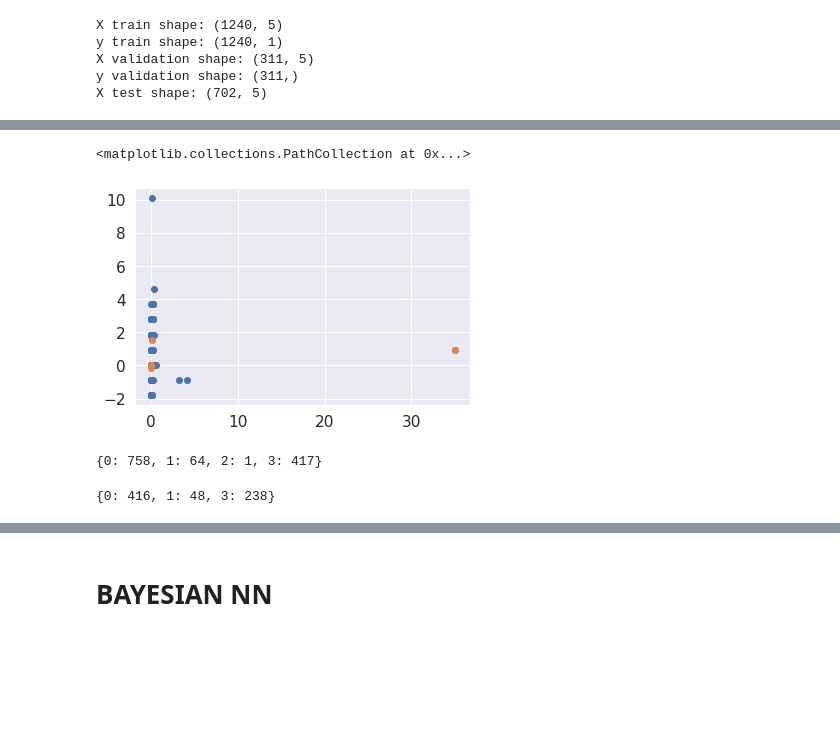
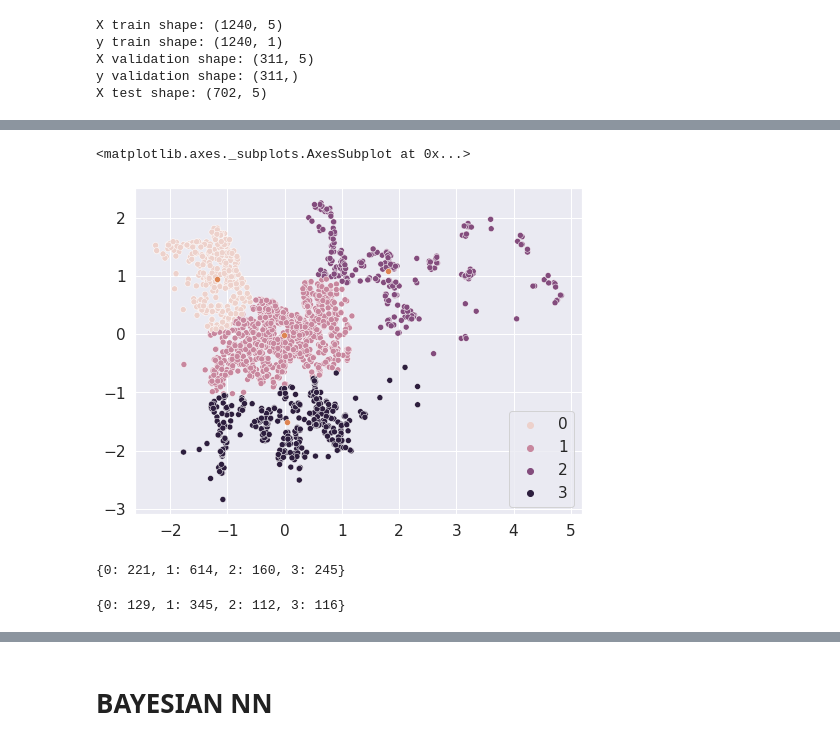
Before and after one commit to davidnol/ET5003_SEM1_2021-2, a Jupyter notebook: ET5003_KaggleCompetition_DavidNolan_20146744.ipynb, the cells around one changed output, grey strips where cells are left out. Saved outputs shown, nothing was run; the diff lists cells and outputs as text; code cells hidden in the pictures; blank space fills up the shorter version.

```diff
--- a/ET5003_KaggleCompetition_DavidNolan_20146744.ipynb
+++ b/ET5003_KaggleCompetition_DavidNolan_20146744.ipynb
@@ -1101,34 +1071,36 @@ full_test_predictions
 # %%
 # training gaussian mixture model
 from sklearn.mixture import GaussianMixture
+
 gmm = GaussianMixture(n_components=4)
-ind=[2,3]
 
+# clustering by features latitude and longitude
+ind=[0,1]
 X_ind = np.vstack([Xn_train[:,ind],Xn_test[:,ind]])
 # Gaussian Mixture
 gmm.fit(X_ind)
 
-# plot blue dots
-plt.scatter(X_ind[:,0],X_ind[:,1])
-# centroids:  orange dots
-plt.scatter(gmm.means_[:,0],gmm.means_[:,1])
+plt.figure(figsize=(8,6))
+labels = gmm.fit_predict(X_ind)
+sns.scatterplot(x=X_ind[:,0], y=X_ind[:,1], hue=gmm.fit_predict(X_ind))
+sns.scatterplot(x=gmm.means_[:,0],y=gmm.means_[:,1])
 # %% [output]
-<matplotlib.collections.PathCollection at 0x...>
+<matplotlib.axes._subplots.AxesSubplot at 0x...>
-[figure, old version]
+[figure, new version]
 # %%
 # train clusters
 clusters_train = gmm.predict(Xn_train[:,ind])
 unique_train, counts_train = np.unique(clusters_train, return_counts=True)
 dict(zip(unique_train, counts_train))
 # %% [output]
-{0: 758, 1: 64, 2: 1, 3: 417}
+{0: 221, 1: 614, 2: 160, 3: 245}
 # %%
 # test clusters
 clusters_test = gmm.predict(Xn_test[:,ind])
 unique_test, counts_test = np.unique(clusters_test, return_counts=True)
 dict(zip(unique_test, counts_test))
 # %% [output]
-{0: 416, 1: 48, 3: 238}
+{0: 129, 1: 345, 2: 112, 3: 116}
 # %%
 # cluster 0
 Xn0 = Xn_train[clusters_train==0,:]
```
Also changed, not shown: parts of 29 cells of this notebook.
